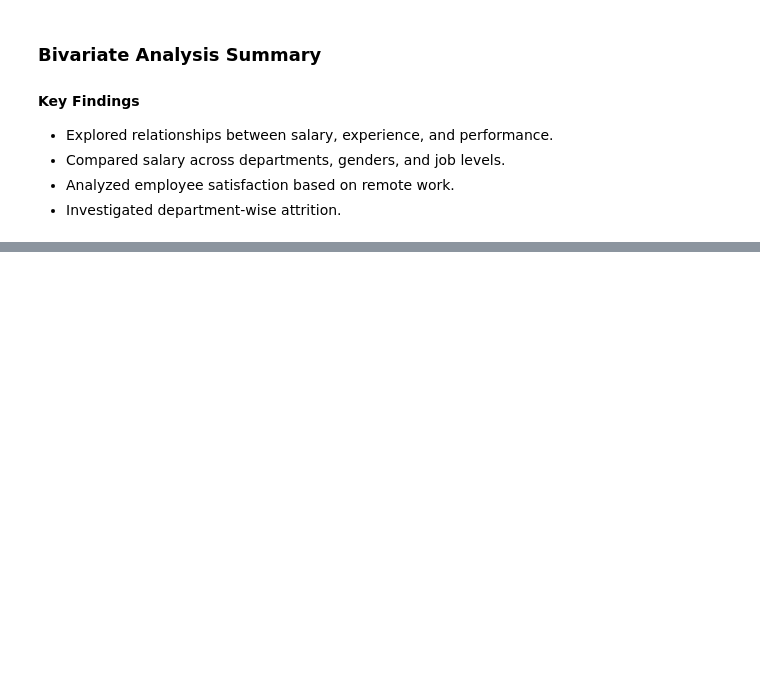
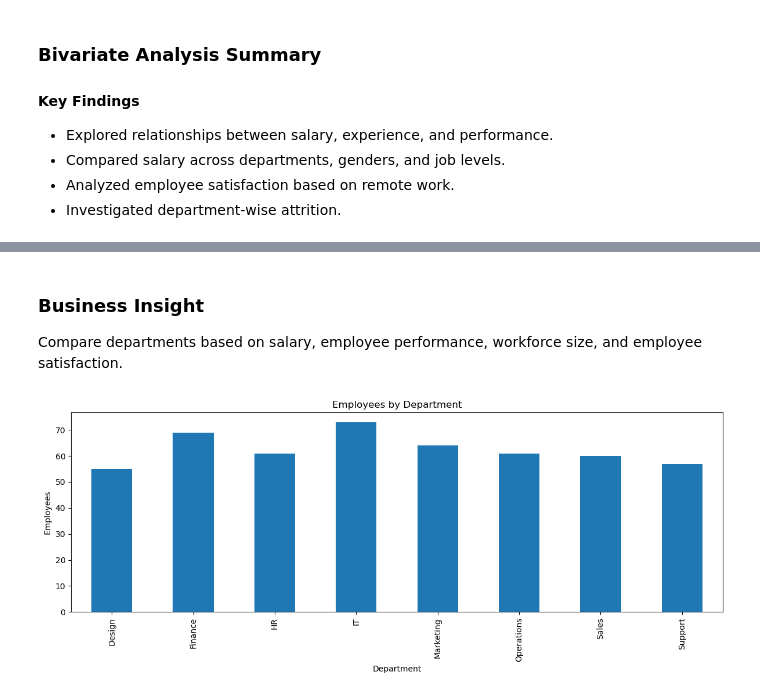
Before and after one commit to Kainatfatima0311/employee-workforce-eda, a Jupyter notebook: notebooks/employee_workforce_eda.ipynb, the cells around one changed output, grey strips where cells are left out. Saved outputs shown, nothing was run; the diff lists cells and outputs as text; code cells hidden in the pictures; blank space fills up the shorter version.

Commit message:
Complete end-to-end employee workforce EDA project

```diff
--- a/notebooks/employee_workforce_eda.ipynb
+++ b/notebooks/employee_workforce_eda.ipynb
@@ -1049,0 +1115,18 @@ pd.pivot_table(
+# %%
+department_summary = clean_df.groupby("Department").agg({
+
+    "Salary":"mean",
+
+    "Performance_Score":"mean",
+
+    "Satisfaction_Score":"mean",
+
+    "Employee_ID":"count"
+
+}).rename(columns={
+
+    "Employee_ID":"Employee_Count"
+
+}).round(2)
+
+department_summary
@@ -1049,0 +1144,18 @@ pd.pivot_table(
+# %% [markdown]
+### Business Insight
+
+Compare departments based on salary, employee performance, workforce size, and employee satisfaction.
+# %%
+plt.figure(figsize=(12,5))
+
+department_summary["Employee_Count"].plot(kind="bar")
+
+plt.title("Employees by Department")
+
+plt.ylabel("Employees")
+
+plt.tight_layout()
+
+plt.show()
+# %% [output]
+[figure, added]
```
Also changed, not shown: parts of 16 cells of this notebook, 1 other file.
